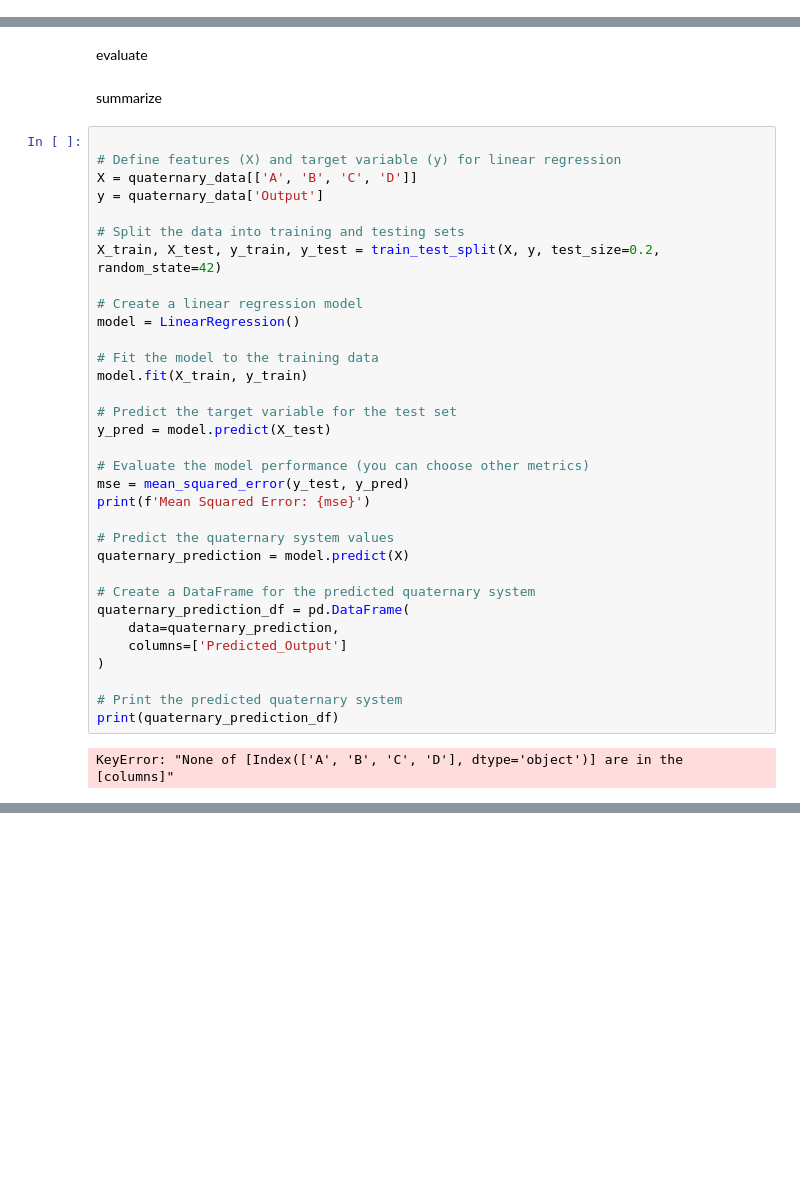
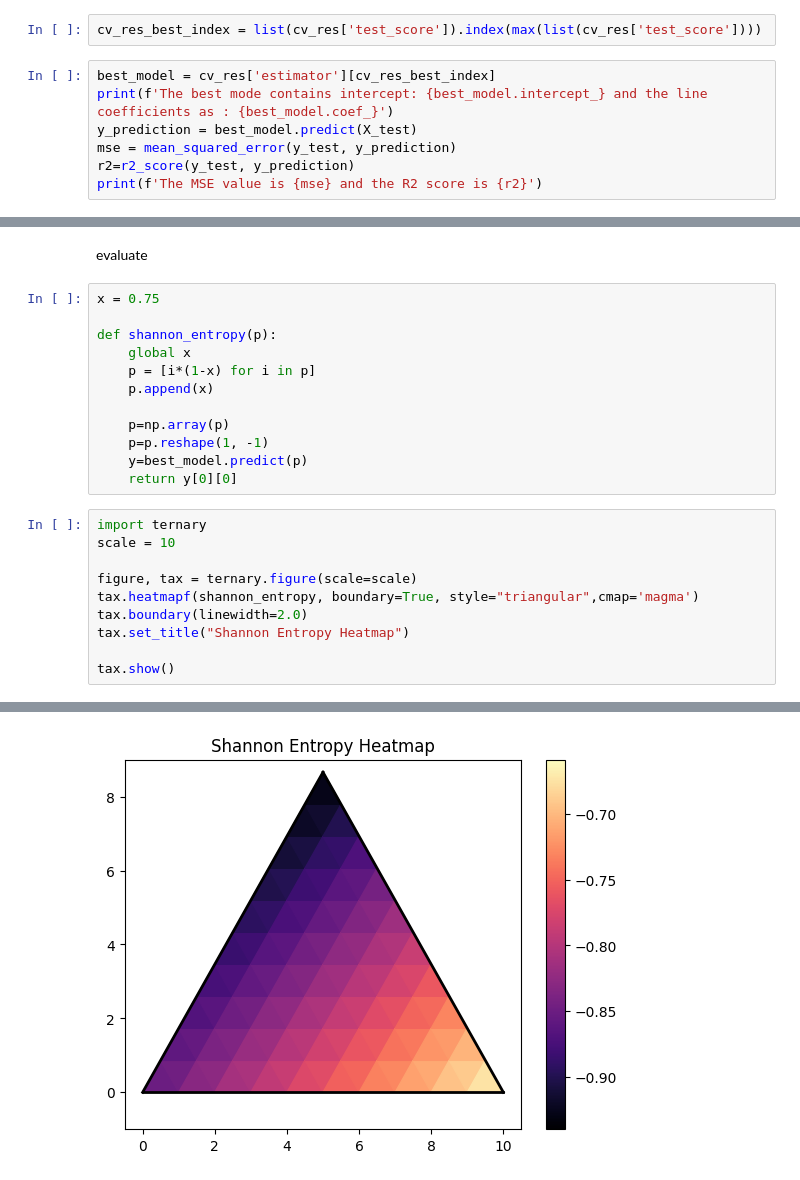
Before and after one commit to davesanchez96/MSE403, a Jupyter notebook: Assignment_4.ipynb, the cells around one changed output, grey strips where cells are left out. Saved outputs shown, nothing was run; the diff lists cells and outputs as text; blank space fills up the shorter version.

```diff
--- a/Assignment_4.ipynb
+++ b/Assignment_4.ipynb
@@ -322,0 +374,9 @@ standardization
+# %%
+cv_res_best_index = list(cv_res['test_score']).index(max(list(cv_res['test_score'])))
+# %%
+best_model = cv_res['estimator'][cv_res_best_index]
+print(f'The best mode contains intercept: {best_model.intercept_} and the line coefficients as : {best_model.coef_}')
+y_prediction = best_model.predict(X_test)
+mse = mean_squared_error(y_test, y_prediction)
+r2=r2_score(y_test, y_prediction)
+print(f'The MSE value is {mse} and the R2 score is {r2}')
@@ -328,40 +417,26 @@ temp
 predict
 # %% [markdown]
 evaluate
-# %% [markdown]
-summarize
-# %%
-
-# Define features (X) and target variable (y) for linear regression
-X = quaternary_data[['A', 'B', 'C', 'D']]
-y = quaternary_data['Output']
-
-# Split the data into training and testing sets
-X_train, X_test, y_train, y_test = train_test_split(X, y, test_size=0.2, random_state=42)
-
-# Create a linear regression model
-model = LinearRegression()
-
-# Fit the model to the training data
-model.fit(X_train, y_train)
-
-# Predict the target variable for the test set
-y_pred = model.predict(X_test)
-
-# Evaluate the model performance (you can choose other metrics)
-mse = mean_squared_error(y_test, y_pred)
-print(f'Mean Squared Error: {mse}')
-
-# Predict the quaternary system values
-quaternary_prediction = model.predict(X)
-
-# Create a DataFrame for the predicted quaternary system
-quaternary_prediction_df = pd.DataFrame(
-    data=quaternary_prediction,
-    columns=['Predicted_Output']
-)
-
-# Print the predicted quaternary system
-print(quaternary_prediction_df)
-# %% [output]
-KeyError: "None of [Index(['A', 'B', 'C', 'D'], dtype='object')] are in the [columns]"
+# %%
+x = 0.75
+
+def shannon_entropy(p):
+    global x
+    p = [i*(1-x) for i in p]
+    p.append(x)
+
+    p=np.array(p)
+    p=p.reshape(1, -1)
+    y=best_model.predict(p)
+    return y[0][0]
+# %%
+import ternary
+scale = 10
+
+figure, tax = ternary.figure(scale=scale)
+tax.heatmapf(shannon_entropy, boundary=True, style="triangular",cmap='magma')
+tax.boundary(linewidth=2.0)
+tax.set_title("Shannon Entropy Heatmap")
+
+tax.show()
+# %% [output]
@@ -367,0 +460 @@ KeyError: "None of [Index(['A', 'B', 'C', 'D'], dtype='object')] are in the [col
+[figure, added]
```
Also changed, not shown: parts of 39 cells of this notebook.
